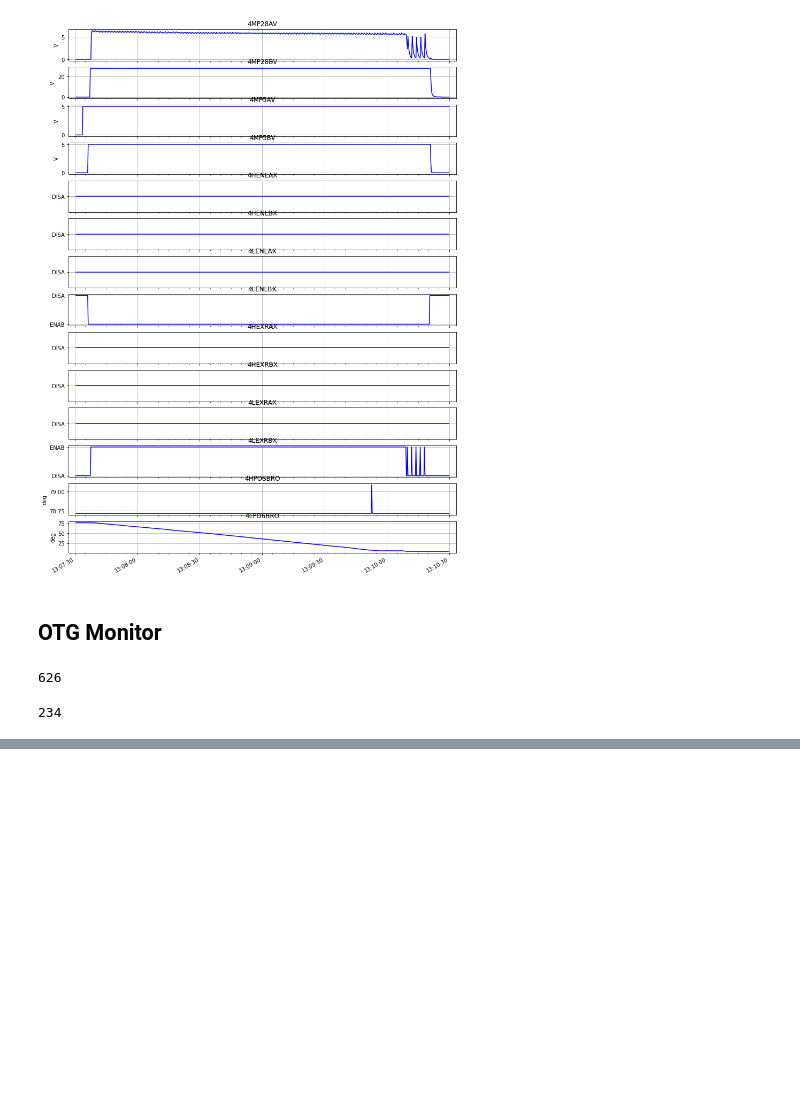
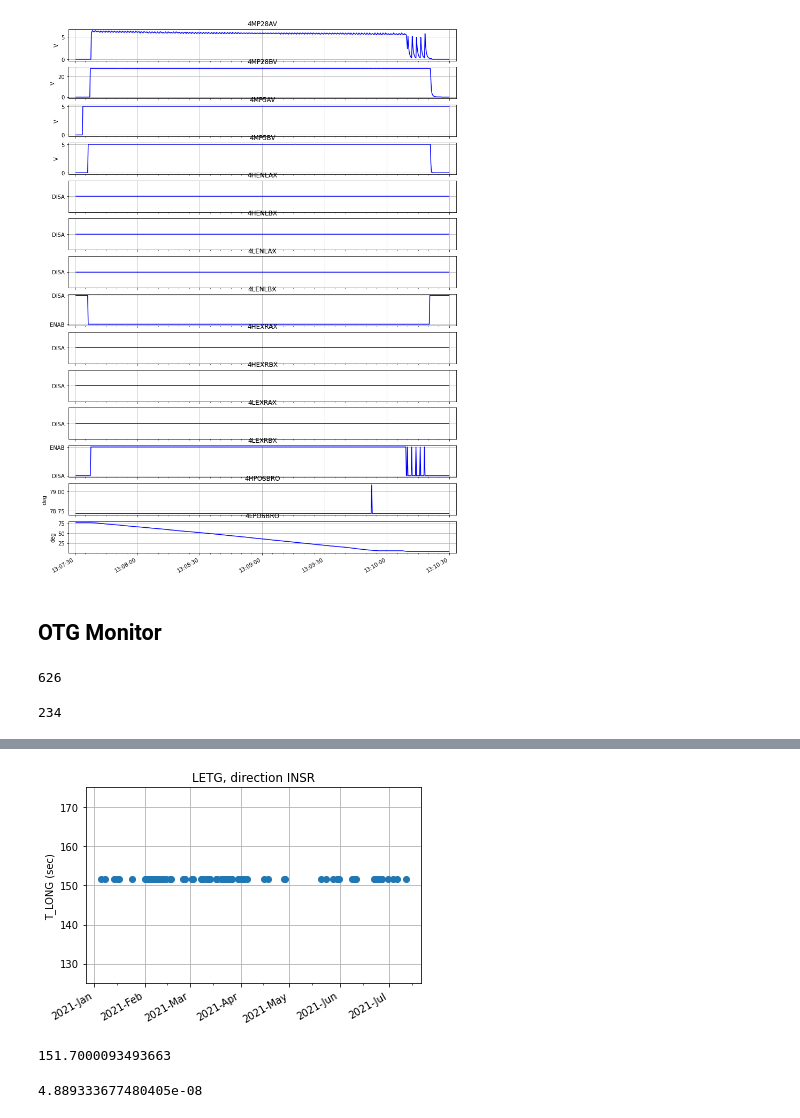
Before and after one commit to chandra-mta/otg_monitor, a Jupyter notebook: test.ipynb, the cells around one changed output, grey strips where cells are left out. Drawn from its saved outputs; the diff is of its cells as text; code cells hidden in the pictures; blank space fills up the shorter version.

```diff
--- a/test.ipynb
+++ b/test.ipynb
@@ -86,0 +77,18 @@ n_letg_insr
+# %%
+def get_long_move_durations(otgm, grating, direction):
+    if grating not in ('HETG, LETG'):
+        raise ValueError('grating should be one of LETG, HETG')
+
+    if direction not in ('RETR', 'INSR'):
+        raise ValueError("direction should be one of 'RETR', 'INSR'")
+
+    long_durations = []
+    times = []
+    moves_by_tstart = otgm.group_by('tstart')
+
+    for grp in moves_by_tstart.groups:
+        if grp['grating'][0] == grating and grp['direction'][0] == direction:
+            long_durations.append(grp['duration'][0])
+            times.append(grp['tstart'][0])
+
+    return {'times': times, 'long_durations': long_durations}
@@ -86,0 +136,16 @@ n_letg_insr
+# %%
+plot_cxctime(out['times'], out['long_durations'], 'o')
+plt.grid()
+plt.ylabel('T_LONG (sec)')
+plt.title('LETG, direction INSR')
+plt.ylim(125, 175);
+# %% [output]
+[figure, added]
+# %%
+np.mean(out['long_durations'])
+# %% [output]
+151.7000093493663
+# %%
+np.std(out['long_durations'])
+# %% [output]
+4.889333677480405e-08
```
Also changed, not shown: parts of 20 cells of this notebook, 1 other file.
